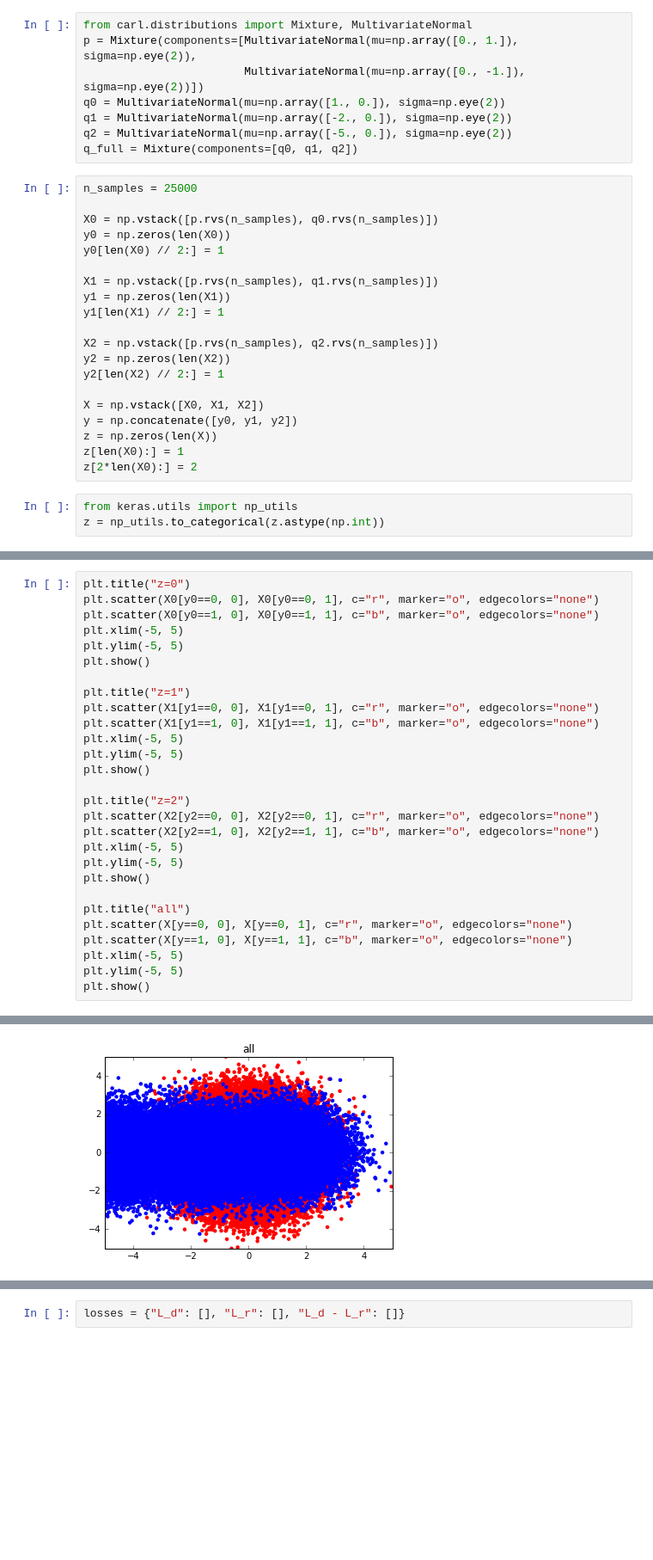
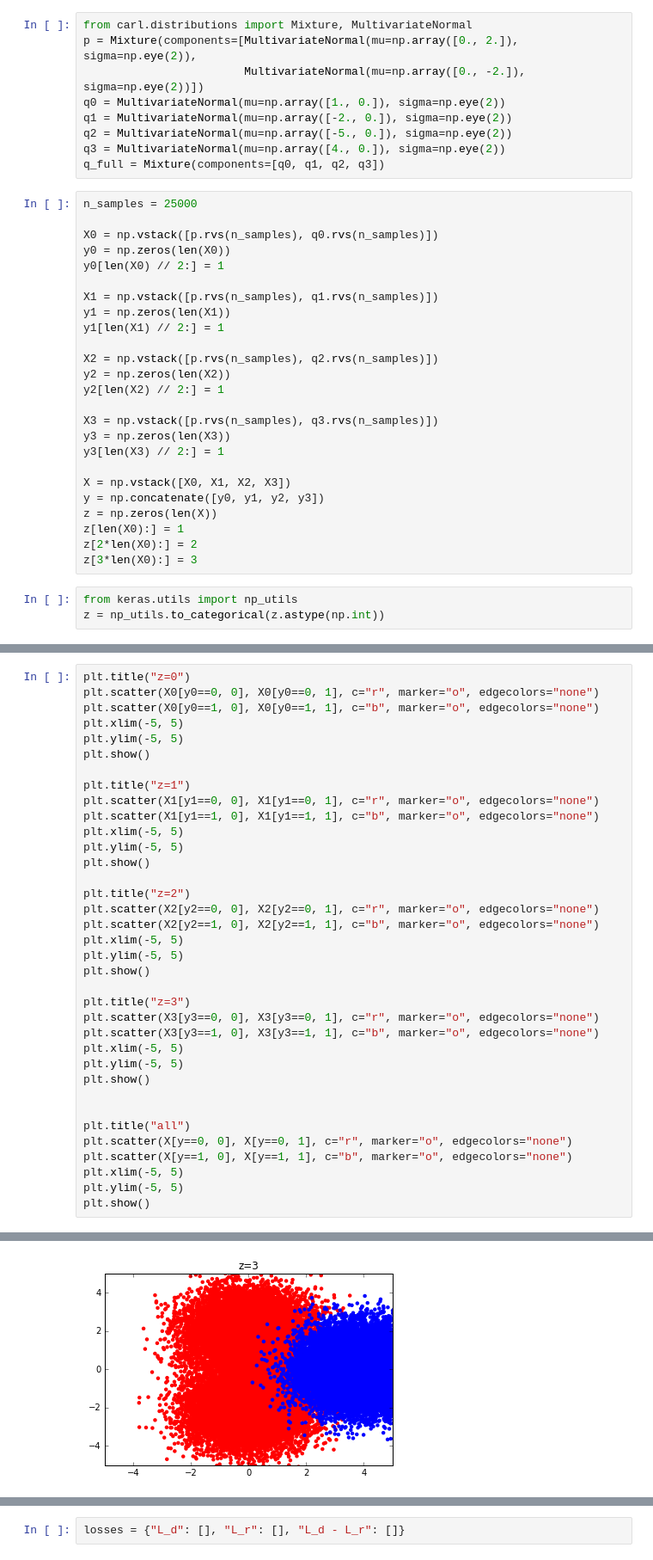
Before and after one commit to glouppe/paper-learning-to-pivot, a Jupyter notebook: code/Adversarial training against systematic uncertainties - Non-binary.ipynb, the cells around one changed output, grey strips where cells are left out. Shown at 86% size. Drawn from its saved outputs; the diff is of its cells as text; blank space fills up the shorter version.

```diff
--- a/code/Adversarial training against systematic uncertainties - Non-binary.ipynb
+++ b/code/Adversarial training against systematic uncertainties - Non-binary.ipynb
@@ -4,12 +4,13 @@ import matplotlib.pyplot as plt
 import numpy as np
 # %%
 from carl.distributions import Mixture, MultivariateNormal
-p = Mixture(components=[MultivariateNormal(mu=np.array([0., 1.]), sigma=np.eye(2)),
-                        MultivariateNormal(mu=np.array([0., -1.]), sigma=np.eye(2))])
+p = Mixture(components=[MultivariateNormal(mu=np.array([0., 2.]), sigma=np.eye(2)),
+                        MultivariateNormal(mu=np.array([0., -2.]), sigma=np.eye(2))])
 q0 = MultivariateNormal(mu=np.array([1., 0.]), sigma=np.eye(2))
 q1 = MultivariateNormal(mu=np.array([-2., 0.]), sigma=np.eye(2))
 q2 = MultivariateNormal(mu=np.array([-5., 0.]), sigma=np.eye(2))
-q_full = Mixture(components=[q0, q1, q2])
+q3 = MultivariateNormal(mu=np.array([4., 0.]), sigma=np.eye(2))
+q_full = Mixture(components=[q0, q1, q2, q3])
 # %%
 n_samples = 25000
 
@@ -25,11 +26,16 @@ X2 = np.vstack([p.rvs(n_samples), q2.rvs(n_samples)])
 y2 = np.zeros(len(X2))
 y2[len(X2) // 2:] = 1
 
-X = np.vstack([X0, X1, X2])
-y = np.concatenate([y0, y1, y2])
+X3 = np.vstack([p.rvs(n_samples), q3.rvs(n_samples)])
+y3 = np.zeros(len(X3))
+y3[len(X3) // 2:] = 1
+
+X = np.vstack([X0, X1, X2, X3])
+y = np.concatenate([y0, y1, y2, y3])
 z = np.zeros(len(X))
 z[len(X0):] = 1
 z[2*len(X0):] = 2
+z[3*len(X0):] = 3
 # %%
 from keras.utils import np_utils
 z = np_utils.to_categorical(z.astype(np.int))
@@ -59,6 +65,14 @@ plt.xlim(-5, 5)
 plt.ylim(-5, 5)
 plt.show()
 
+plt.title("z=3")
+plt.scatter(X3[y3==0, 0], X3[y3==0, 1], c="r", marker="o", edgecolors="none")
+plt.scatter(X3[y3==1, 0], X3[y3==1, 1], c="b", marker="o", edgecolors="none")
+plt.xlim(-5, 5)
+plt.ylim(-5, 5)
+plt.show()
+
+
 plt.title("all")
 plt.scatter(X[y==0, 0], X[y==0, 1], c="r", marker="o", edgecolors="none")
 plt.scatter(X[y==1, 0], X[y==1, 1], c="b", marker="o", edgecolors="none")
@@ -72 +86 @@ plt.show()
-[figure, old version]
+[figure, new version]
```
Also changed, not shown: parts of 18 cells of this notebook, 3 other files.
